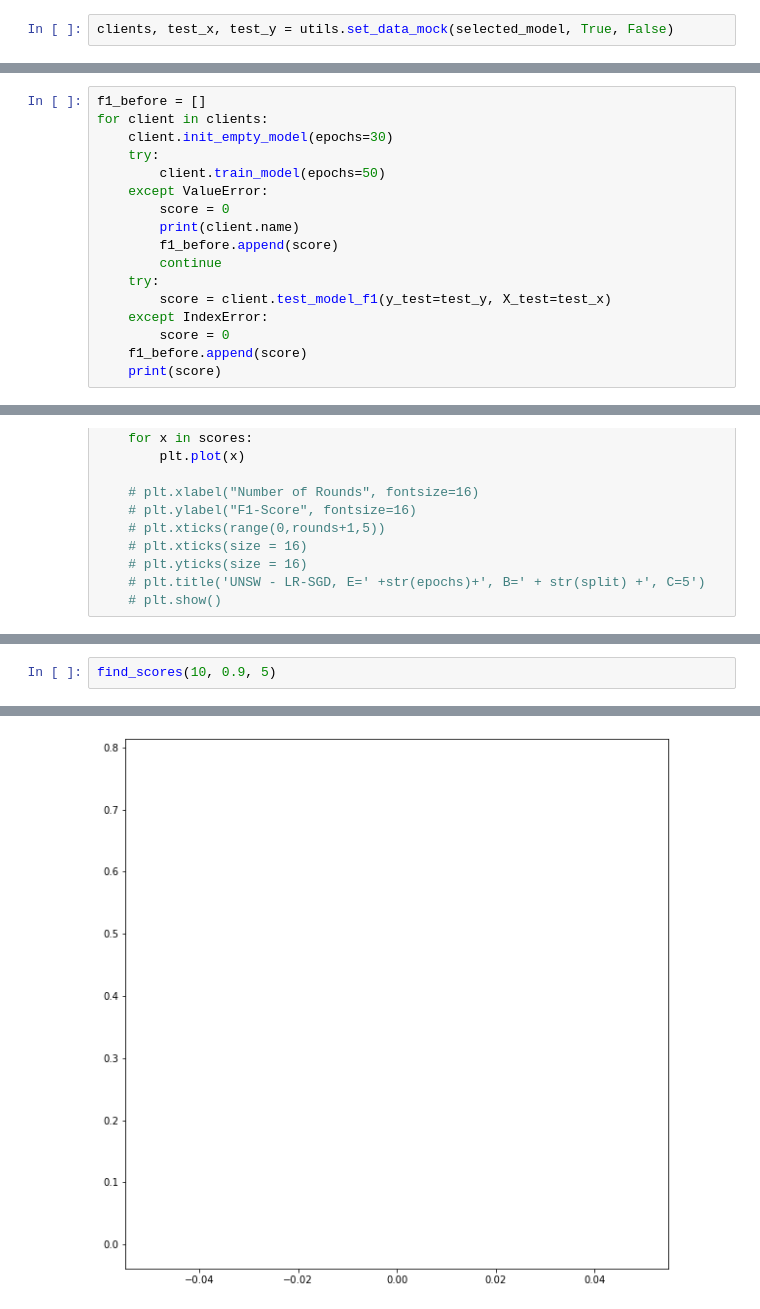
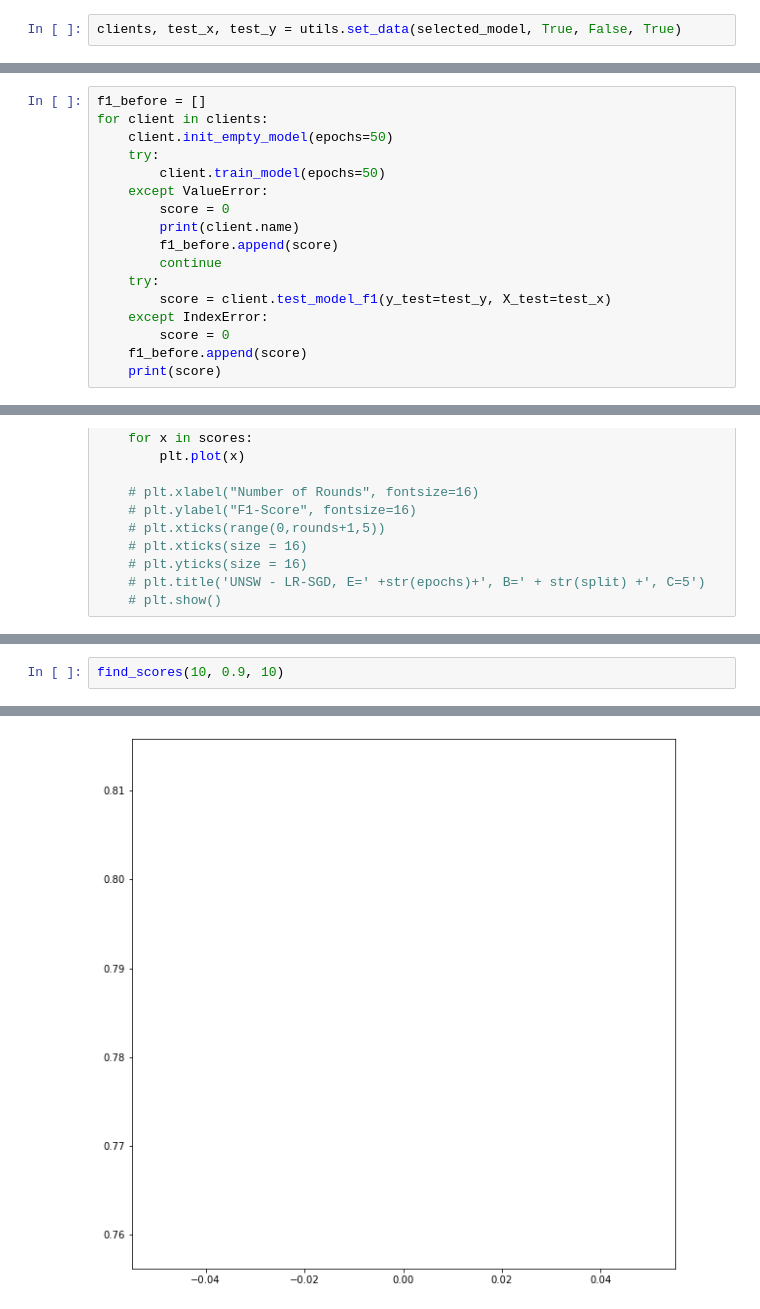
Before and after one commit to indianatoms/FL-PCAP-Analysis, a Jupyter notebook: local_approach/FL_working/fed_avg_csids_data.ipynb, the cells around one changed output, grey strips where cells are left out. Saved outputs shown, nothing was run; the diff lists cells and outputs as text.

```diff
--- a/local_approach/FL_working/fed_avg_csids_data.ipynb
+++ b/local_approach/FL_working/fed_avg_csids_data.ipynb
@@ -23,7 +23,7 @@ warnings.warn = warn
 # %%
 selected_model = Supported_modles.NN_classifier
 # %%
-clients, test_x, test_y = utils.set_data_mock(selected_model, True, False)
+clients, test_x, test_y = utils.set_data(selected_model, True, False, True)
 # %% [output]
 Creating node1.
 Creating node2.
@@ -36,7 +33,7 @@ test_y.sum()
 # %%
 f1_before = []
 for client in clients:
-    client.init_empty_model(epochs=30)
+    client.init_empty_model(epochs=50)
     try:
         client.train_model(epochs=50)
     except ValueError:
@@ -250,3 +338,3 @@ def find_scores(epochs, split, rounds):
 # %%
-find_scores(10, 0.9, 5)
+find_scores(10, 0.9, 10)
 # %% [output]
@@ -270 +358 @@ epochs: 10 split = 0.9 --- 0.4423383514841809 stdev 0.3260073211885948
-[figure, old version]
+[figure, new version]
```
Also changed, not shown: parts of 11 cells of this notebook, 7 other files.
